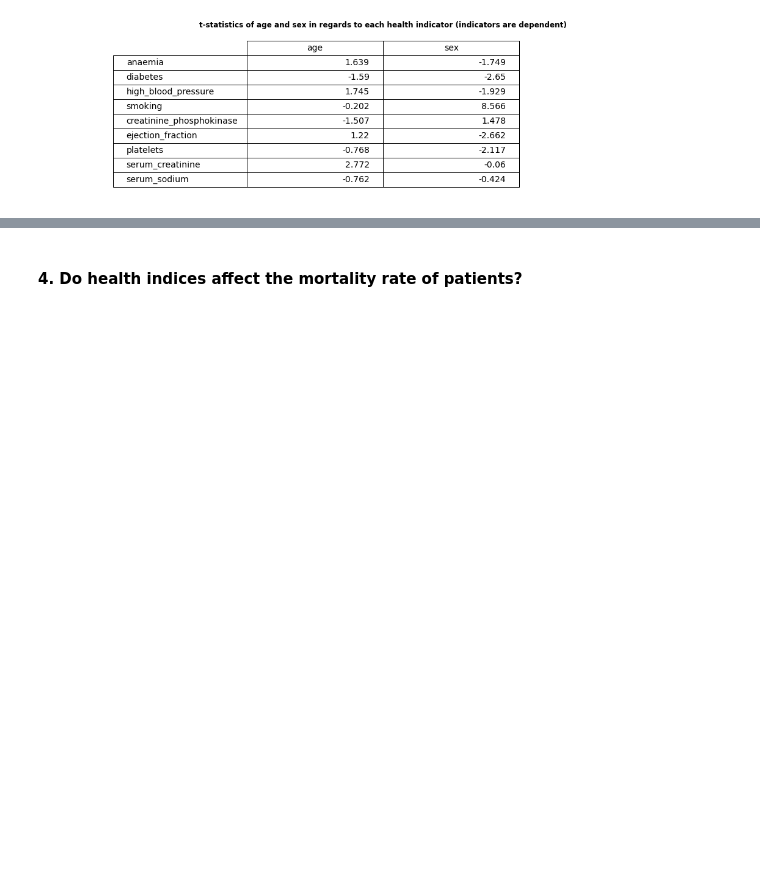
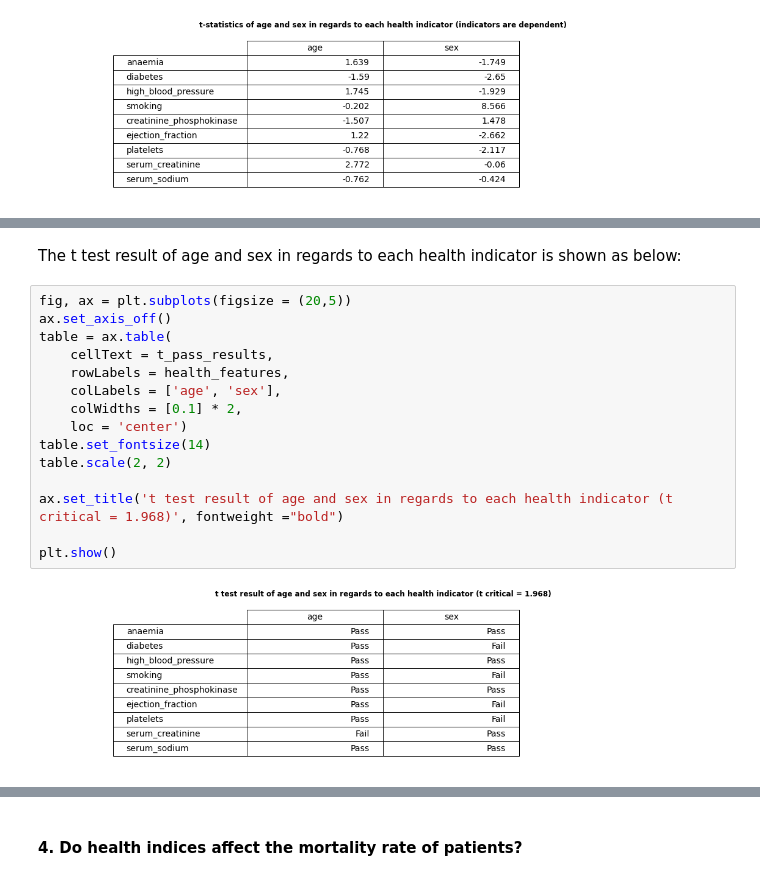
Before and after one commit to tminhquang00/EEET2485-heart-failure-prediction, a Jupyter notebook: health-failure-detection - Tam.ipynb, the cells around one changed output, grey strips where cells are left out. Saved outputs shown, nothing was run; the diff lists cells and outputs as text; blank space fills up the shorter version.

```diff
--- a/health-failure-detection - Tam.ipynb
+++ b/health-failure-detection - Tam.ipynb
@@ -121,0 +182,19 @@ plt.show()
+# %% [markdown]
+The t test result of age and sex in regards to each health indicator is shown as below:
+# %%
+fig, ax = plt.subplots(figsize = (20,5))
+ax.set_axis_off()
+table = ax.table(
+    cellText = t_pass_results,
+    rowLabels = health_features,
+    colLabels = ['age', 'sex'],
+    colWidths = [0.1] * 2,
+    loc = 'center')
+table.set_fontsize(14)
+table.scale(2, 2)
+
+ax.set_title('t test result of age and sex in regards to each health indicator (t critical = 1.968)', fontweight ="bold")
+
+plt.show()
+# %% [output]
+[figure, added]
```
Also changed, not shown: parts of 15 cells of this notebook.
